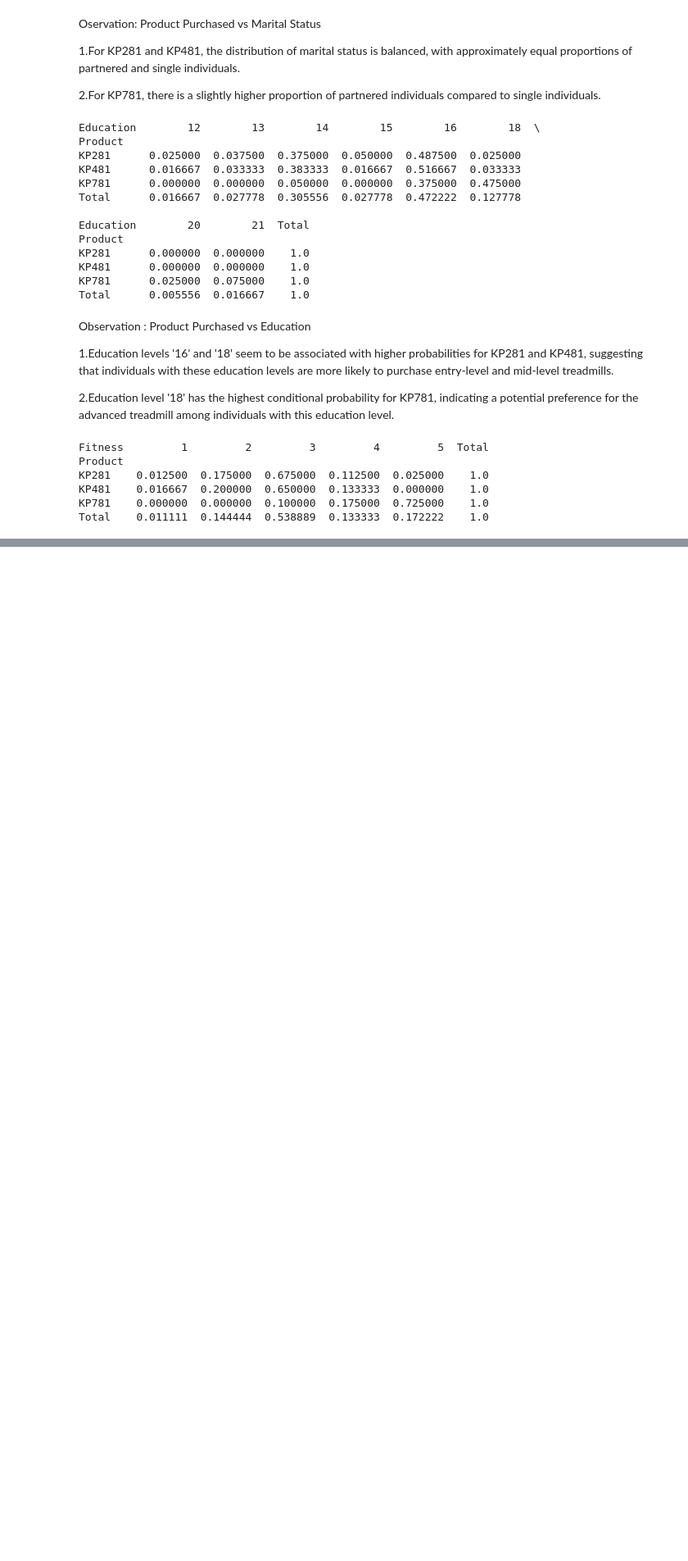
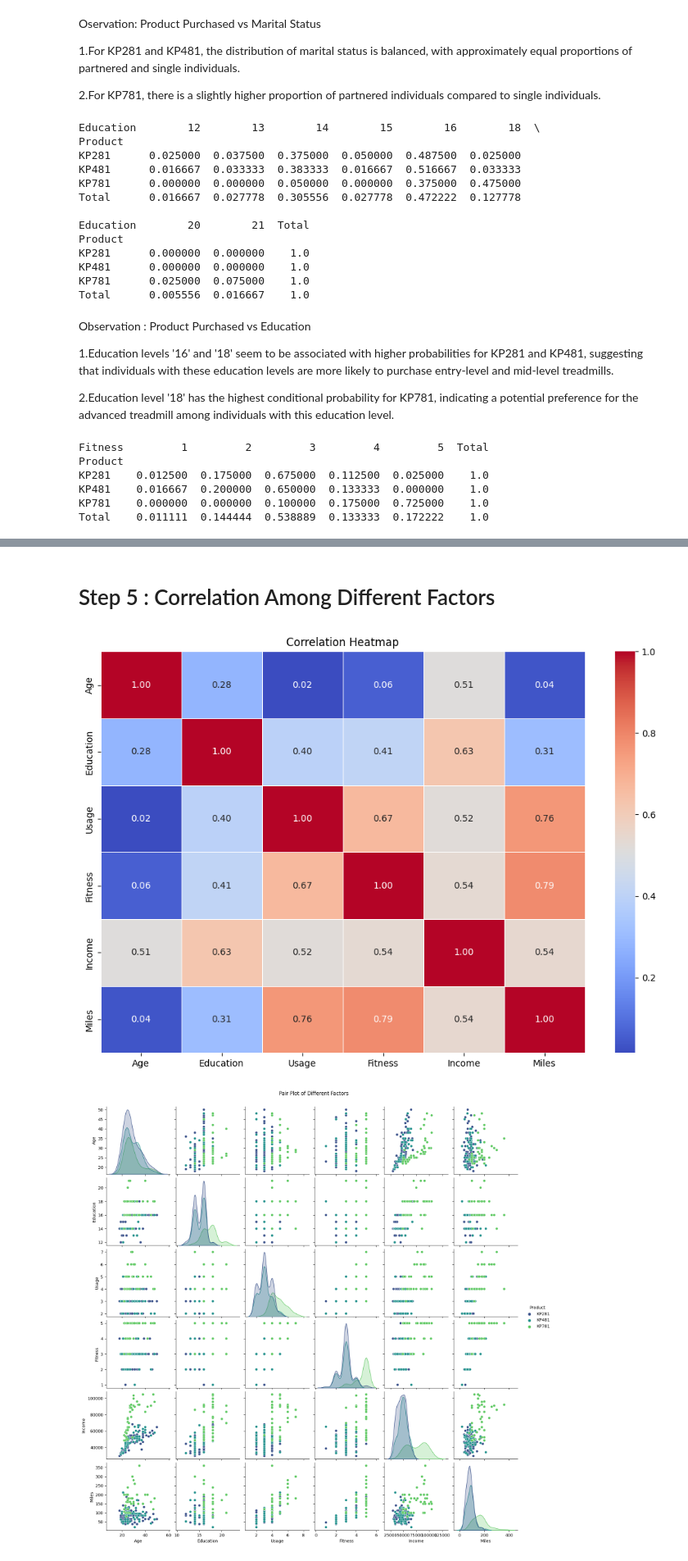
Before and after one commit to 94shreyas/Practise_Python, a Jupyter notebook: Aerofit_Case.ipynb, the cells around one changed output, grey strips where cells are left out. Shown at 82% size. Drawn from its saved outputs; the diff is of its cells as text; code cells hidden in the pictures; blank space fills up the shorter version.

```diff
--- a/Aerofit_Case.ipynb
+++ b/Aerofit_Case.ipynb
@@ -281,0 +334,23 @@ Observation: Product Purchased vs Fitness
+# %% [markdown]
+# Step 5 : Correlation Among Different Factors
+# %%
+
+# Drop the 'Total' row if it's present (as it might interfere with correlation calculations)
+df_no_total = df.drop('Total', errors='ignore')
+
+# Calculate the correlation matrix
+correlation_matrix = df_no_total.corr()
+
+# Heatmap for visualizing correlations
+plt.figure(figsize=(12, 8))
+sns.heatmap(correlation_matrix, annot=True, cmap='coolwarm', fmt='.2f', linewidths=.5)
+plt.title('Correlation Heatmap')
+plt.show()
+
+# Pair plot for visualizing pairwise relationships
+sns.pairplot(df_no_total, hue='Product', palette='viridis')
+plt.suptitle('Pair Plot of Different Factors', y=1.02)
+plt.show()
+# %% [output]
+[figure, added]
+[figure, added]
```
Also changed, not shown: parts of 14 cells of this notebook.
